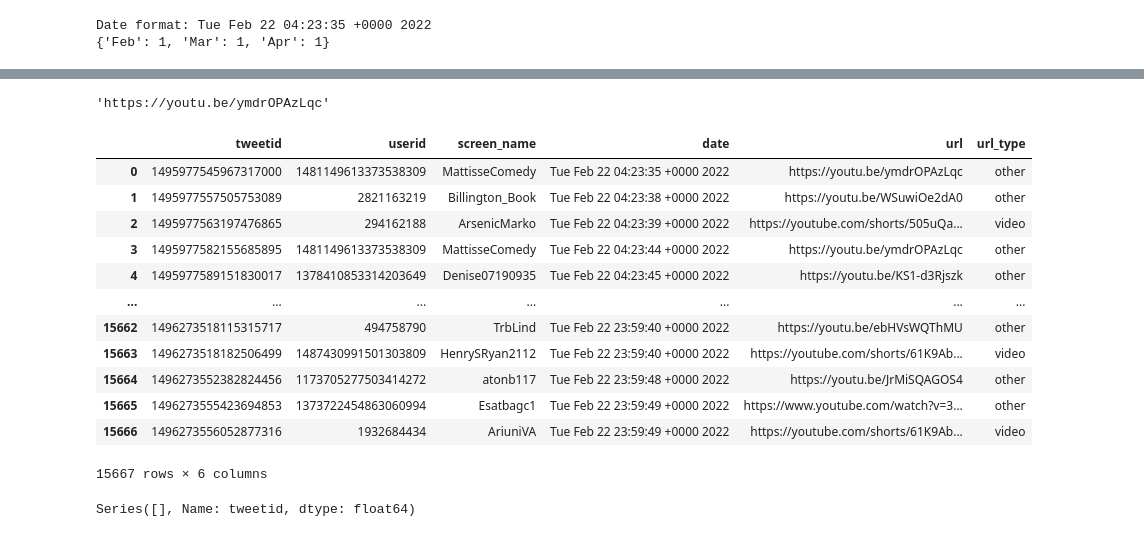
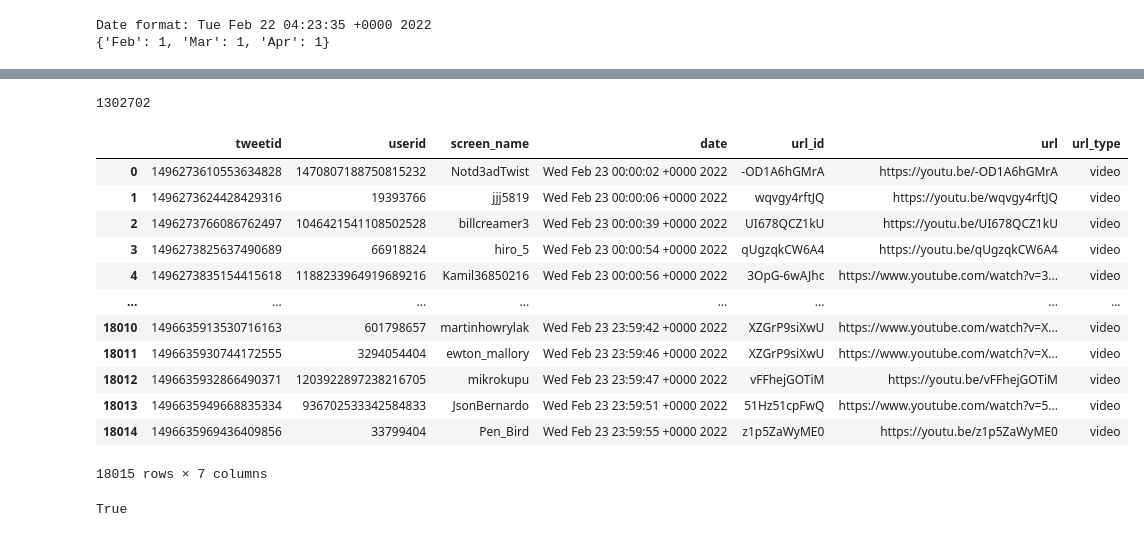
Before and after one commit to MihirS57/Twitter-YouTube-Compile-Monitor, a Jupyter notebook: Twitter-YouTube-Monitoring.ipynb, the cells around one changed output, grey strips where cells are left out. Saved outputs shown, nothing was run; the diff lists cells and outputs as text; code cells hidden in the pictures.

Commit message:
All url ids extracted, dataset can be date queried, and stored as csv, Script 1 complete

```diff
--- a/Twitter-YouTube-Monitoring.ipynb
+++ b/Twitter-YouTube-Monitoring.ipynb
@@ -2,0 +6,14 @@ import pandas as pd
+# %%
+def expanded_url_from(urllist_item):
+    if 'expanded_url' in urllist_item:
+        index_one = urllist_item.index('expanded_url')+16
+        ext_url = ''
+        for x in range(index_one,len(urllist_item)):
+            if urllist_item[x] == '\'':
+                return ext_url
+            else:
+                ext_url = ext_url+urllist_item[x]
+        return urllist_item[index_one:index_two]
+    else:
+        return urllist_item
+#expanded_url_from("[{'url': 'https://t.co/cZdjZpdrGh', 'expanded_url': 'https://youtu.be/ymdrOPAzLqc', 'display_url': 'youtu.be/ymdrOPAzLqc', 'indices': [169, 192]}]")
@@ -67,2 +124,3 @@ Index(['tweetid', 'userid', 'screen_name', 'date', 'lang', 'location',
 # %%
-list(twitter_dataset_onlyurl['url'])[0:100]
+for idx in twitter_dataset.index:
+    print(twitter_dataset['tweet_type'][idx],twitter_dataset['rt_urls_list'][idx])
@@ -94,6 +156,9 @@ Feb 22 2022
 # %%
 tweetid_urldata = []
 urllist_urldata = []
-for idx in twitter_dataset_onlyurl.index:
-    tweetid_urldata.append(twitter_dataset_onlyurl['tweetid'][idx])
-    urllist_urldata.append(twitter_dataset_onlyurl['url'][idx])
+for idx in twitter_dataset.index:
+    tweetid_urldata.append(twitter_dataset['tweetid'][idx])
+    if twitter_dataset['tweet_type'][idx] == 'retweeted_tweet_without_comment':
+        urllist_urldata.append(expanded_url_from(twitter_dataset['rt_urls_list'][idx]))
+    else:
+        urllist_urldata.append(expanded_url_from(twitter_dataset['urls_list'][idx]))
@@ -100,4 +167,4 @@ for idx in twitter_dataset_onlyurl.index:
 # %%
-urllist_urldata[0]
+len(urllist_urldata)
 # %% [output]
-'https://youtu.be/ymdrOPAzLqc'
+1302702
@@ -107,48 +176,55 @@ userid_list = []
 screenname_list = []
 date_list = []
 url_list = []
 url_id_list = []
 url_type_list = []
+count_ids = 0
+count_cids = 0
+count_nonids = 0
 #tweetid, userid, screen_name, date, url, url_id, url_type
 for idx in twitter_dataset.index:
     date_from_dataset = twitter_dataset['date'][idx].split(' ')
     month_from_dataset = date_from_dataset[1]
     day_from_dataset = date_from_dataset[2]
     year_from_dataset = date_from_dataset[5]
     if month_from_dataset == month_query and day_from_dataset == day_query and year_from_dataset == year_query:
         tweet_id = twitter_dataset['tweetid'][idx]
         if tweet_id in tweetid_urldata:
             tweetid_index = tweetid_urldata.index(tweet_id)
             yt_url = urllist_urldata[tweetid_index]
             tweetid_list.append(tweet_id)
             userid_list.append(twitter_dataset['userid'][idx])
             screenname_list.append(twitter_dataset['screen_name'][idx])
             date_list.append(twitter_dataset['date'][idx])
             url_list.append(yt_url)
-            if '/c/' in yt_url or '/channel/' in yt_url:
-                url_type_list.append('channel')
-            elif '/watch/v=' in yt_url or '/v=' in yt_url or '/shorts/' in yt_url:
-                url_type_list.append('video')
+            link_type, link_id = getIDfromURL(yt_url)
+            url_type_list.append(link_type)
+            url_id_list.append(link_id)
+            if link_type == 'other':
+                count_nonids = count_nonids+1
+            elif link_type == 'channel':
+                count_cids = count_cids+1
             else:
-                url_type_list.append('other')
+                count_ids = count_ids+1
 dated_twitterset = pd.DataFrame({'tweetid': tweetid_list,
                                  'userid': userid_list,
                                  'screen_name': screenname_list,
                                  'date': date_list,
+                                 'url_id': url_id_list,
                                  'url':url_list,
                                  'url_type':url_type_list })
 dated_twitterset
 # %% [output]
-|  | tweetid | userid | screen_name | date | url | url_type |
-| 0 | 1495977545967317000 | 1481149613373538309 | MattisseComedy | Tue Feb 22 04:23:35 +0000 2022 | https://youtu.be/ymdrOPAzLqc | other |
-| 1 | 1495977557505753089 | 2821163219 | Billington_Book | Tue Feb 22 04:23:38 +0000 2022 | https://youtu.be/WSuwiOe2dA0 | other |
-| 2 | 1495977563197476865 | 294162188 | ArsenicMarko | Tue Feb 22 04:23:39 +0000 2022 | https://youtube.com/shorts/505uQa... | video |
-| 3 | 1495977582155685895 | 1481149613373538309 | MattisseComedy | Tue Feb 22 04:23:44 +0000 2022 | https://youtu.be/ymdrOPAzLqc | other |
-| 4 | 1495977589151830017 | 1378410853314203649 | Denise07190935 | Tue Feb 22 04:23:45 +0000 2022 | https://youtu.be/KS1-d3Rjszk | other |
-| ... | ... | ... | ... | ... | ... | ... |
-| 15662 | 1496273518115315717 | 494758790 | TrbLind | Tue Feb 22 23:59:40 +0000 2022 | https://youtu.be/ebHVsWQThMU | other |
-| 15663 | 1496273518182506499 | 1487430991501303809 | HenrySRyan2112 | Tue Feb 22 23:59:40 +0000 2022 | https://youtube.com/shorts/61K9Ab... | video |
-| 15664 | 1496273552382824456 | 1173705277503414272 | atonb117 | Tue Feb 22 23:59:48 +0000 2022 | https://youtu.be/JrMiSQAGOS4 | other |
-| 15665 | 1496273555423694853 | 1373722454863060994 | Esatbagc1 | Tue Feb 22 23:59:49 +0000 2022 | https://www.youtube.com/watch?v=3... | other |
-| 15666 | 1496273556052877316 | 1932684434 | AriuniVA | Tue Feb 22 23:59:49 +0000 2022 | https://youtube.com/shorts/61K9Ab... | video |
+|  | tweetid | userid | screen_name | date | url_id | url | url_type |
+| 0 | 1496273610553634828 | 1470807188750815232 | Notd3adTwist | Wed Feb 23 00:00:02 +0000 2022 | -OD1A6hGMrA | https://youtu.be/-OD1A6hGMrA | video |
+| 1 | 1496273624428429316 | 19393766 | jjj5819 | Wed Feb 23 00:00:06 +0000 2022 | wqvgy4rftJQ | https://youtu.be/wqvgy4rftJQ | video |
+| 2 | 1496273766086762497 | 1046421541108502528 | billcreamer3 | Wed Feb 23 00:00:39 +0000 2022 | UI678QCZ1kU | https://youtu.be/UI678QCZ1kU | video |
+| 3 | 1496273825637490689 | 66918824 | hiro_5 | Wed Feb 23 00:00:54 +0000 2022 | qUgzqkCW6A4 | https://youtu.be/qUgzqkCW6A4 | video |
+| 4 | 1496273835154415618 | 1188233964919689216 | Kamil36850216 | Wed Feb 23 00:00:56 +0000 2022 | 3OpG-6wAJhc | https://www.youtube.com/watch?v=3... | video |
+| ... | ... | ... | ... | ... | ... | ... | ... |
+| 18010 | 1496635913530716163 | 601798657 | martinhowrylak | Wed Feb 23 23:59:42 +0000 2022 | XZGrP9siXwU | https://www.youtube.com/watch?v=X... | video |
+| 18011 | 1496635930744172555 | 3294054404 | ewton_mallory | Wed Feb 23 23:59:46 +0000 2022 | XZGrP9siXwU | https://www.youtube.com/watch?v=X... | video |
+| 18012 | 1496635932866490371 | 1203922897238216705 | mikrokupu | Wed Feb 23 23:59:47 +0000 2022 | vFFhejGOTiM | https://youtu.be/vFFhejGOTiM | video |
+| 18013 | 1496635949668835334 | 936702533342584833 | JsonBernardo | Wed Feb 23 23:59:51 +0000 2022 | 51Hz51cpFwQ | https://www.youtube.com/watch?v=5... | video |
+| 18014 | 1496635969436409856 | 33799404 | Pen_Bird | Wed Feb 23 23:59:55 +0000 2022 | z1p5ZaWyME0 | https://youtu.be/z1p5ZaWyME0 | video |
-15667 rows × 6 columns
+18015 rows × 7 columns
@@ -155,3 +233,4 @@ dated_twitterset
 # %%
+checkSuccess(count_cids, count_ids, count_nonids, len(dated_twitterset))
 # %% [output]
-Series([], Name: tweetid, dtype: float64)
+True
```
Also changed, not shown: parts of 15 cells of this notebook.
